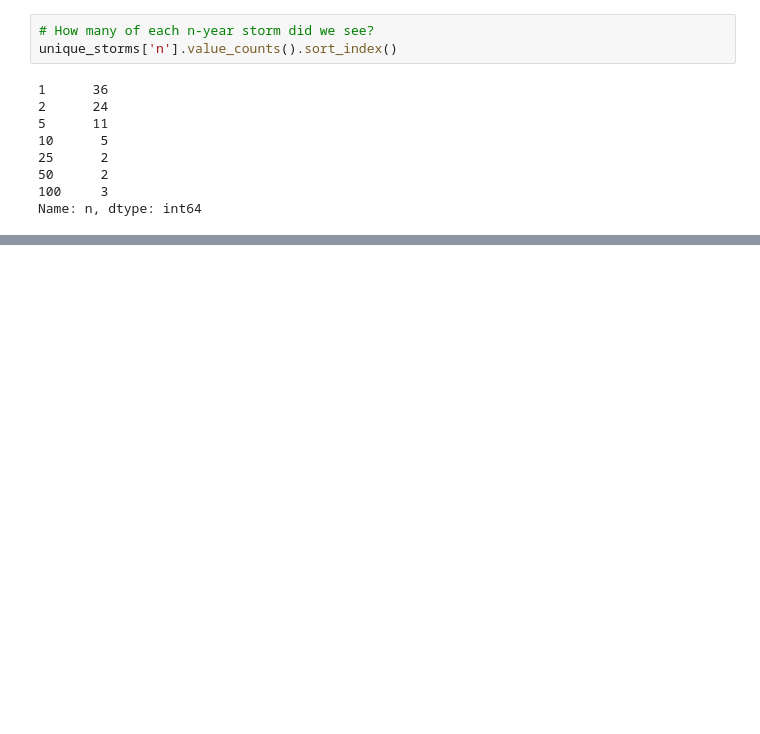
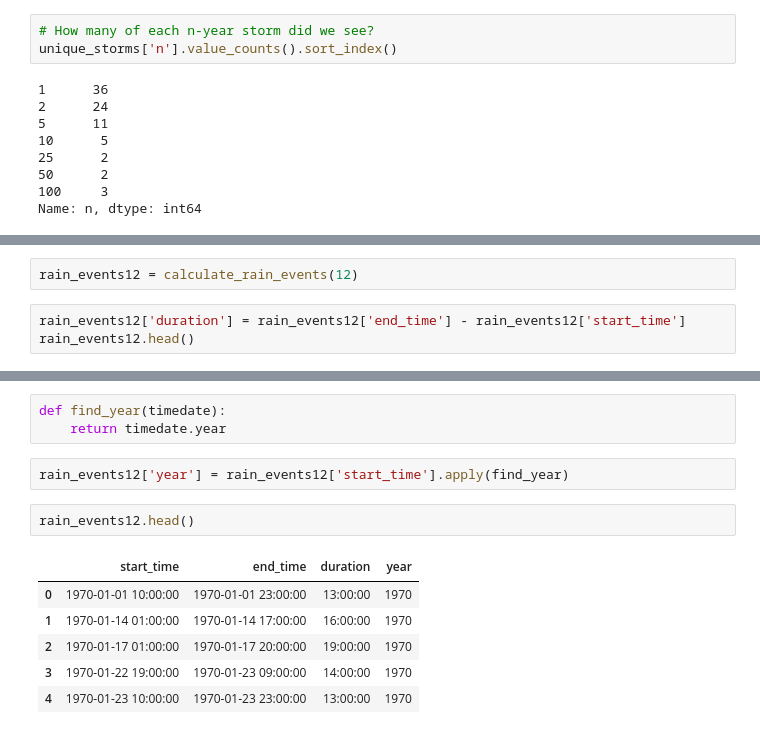
Before and after one commit to NORCatUofC/rain, a Jupyter notebook: n-year/notebooks/N-Year Storms.ipynb, the cells around one changed output, grey strips where cells are left out. Drawn from its saved outputs; the diff is of its cells as text; blank space fills up the shorter version.

Commit message:
Analyzed the frequency of rain events

```diff
--- a/n-year/notebooks/N-Year Storms.ipynb
+++ b/n-year/notebooks/N-Year Storms.ipynb
@@ -178,0 +225,5 @@ Name: n, dtype: int64
+# %%
+rain_events12 = calculate_rain_events(12)
+# %%
+rain_events12['duration'] = rain_events12['end_time'] - rain_events12['start_time']
+rain_events12.head()
@@ -178,0 +237,14 @@ Name: n, dtype: int64
+# %%
+def find_year(timedate):
+    return timedate.year
+# %%
+rain_events12['year'] = rain_events12['start_time'].apply(find_year)
+# %%
+rain_events12.head()
+# %% [output]
+|  | start_time | end_time | duration | year |
+| 0 | 1970-01-01 10:00:00 | 1970-01-01 23:00:00 | 13:00:00 | 1970 |
+| 1 | 1970-01-14 01:00:00 | 1970-01-14 17:00:00 | 16:00:00 | 1970 |
+| 2 | 1970-01-17 01:00:00 | 1970-01-17 20:00:00 | 19:00:00 | 1970 |
+| 3 | 1970-01-22 19:00:00 | 1970-01-23 09:00:00 | 14:00:00 | 1970 |
+| 4 | 1970-01-23 10:00:00 | 1970-01-23 23:00:00 | 13:00:00 | 1970 |
```
Also changed, not shown: parts of 10 cells of this notebook.
